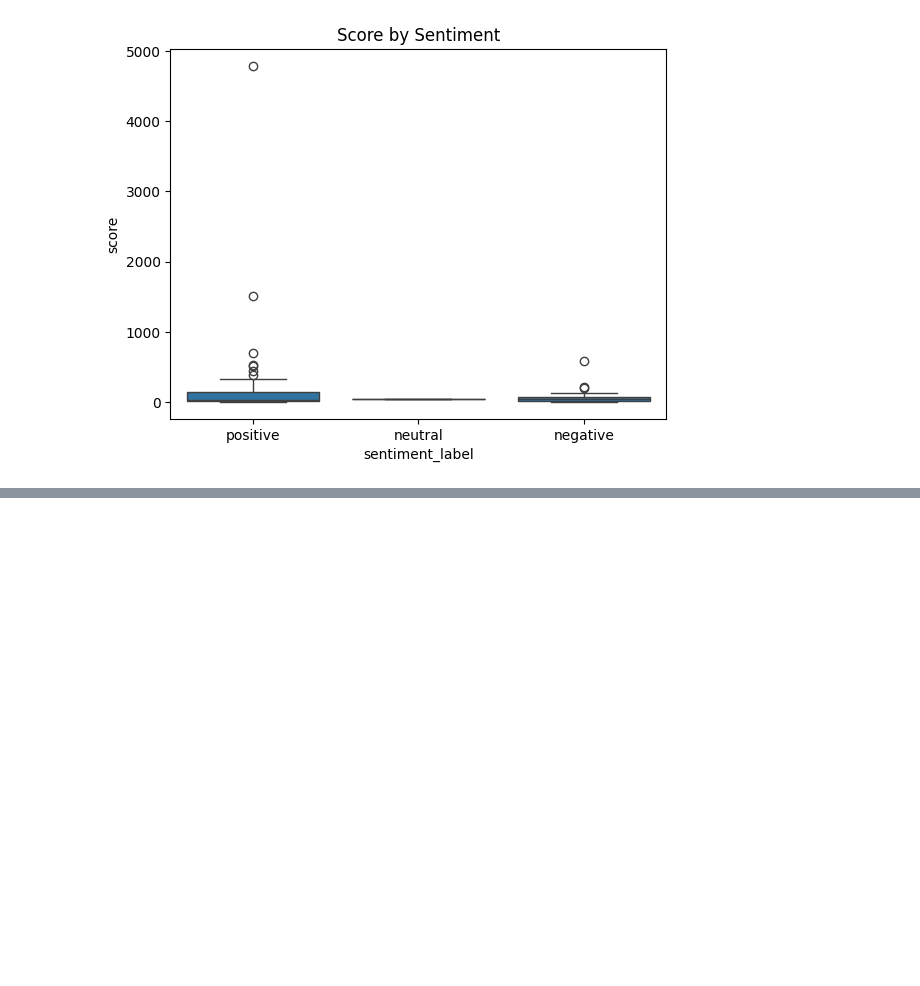
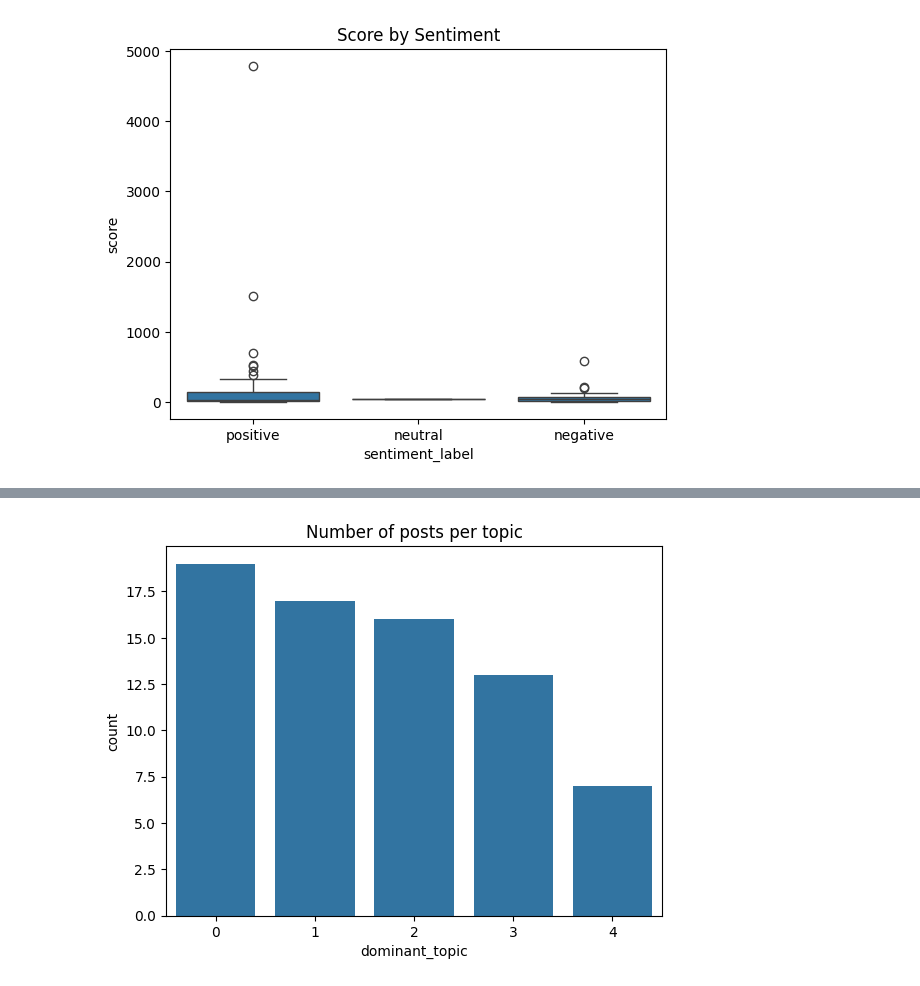
Before and after one commit to L-N-E0/USAID-Kenya-Sentiment-Analysis, a Jupyter notebook: notebooks/Mbego.ipynb, the cells around one changed output, grey strips where cells are left out. Saved outputs shown, nothing was run; the diff lists cells and outputs as text; code cells hidden in the pictures; blank space fills up the shorter version.

```diff
--- a/notebooks/Mbego.ipynb
+++ b/notebooks/Mbego.ipynb
@@ -830,0 +844,10 @@ plt.show()
+# %%
+vectorizer = CountVectorizer(max_df=0.95, min_df=2, stop_words='english')
+# max_df=0.95: ignore very common words
+# min_df=2: ignore rare words that appear only once
+
+dtm = vectorizer.fit_transform(reddit_df['processed_text'])
+# %%
+#Fit LDA
+lda = LatentDirichletAllocation(n_components=5, random_state=42) #Choose number of topics
+lda.fit(dtm)
@@ -830,0 +873,5 @@ plt.show()
+# %%
+#Assigning dominant topic to each document
+topic_values = lda.transform(dtm)
+reddit_df['dominant_topic'] = topic_values.argmax(axis=1)
+reddit_df[['full_text', 'dominant_topic']].head()
@@ -830,0 +885,11 @@ plt.show()
+# %%
+#Topic distribution
+
+import seaborn as sns
+import matplotlib.pyplot as plt
+
+sns.countplot(x='dominant_topic', data=reddit_df)
+plt.title("Number of posts per topic")
+plt.show()
+# %% [output]
+[figure, added]
```
Also changed, not shown: parts of 8 cells of this notebook.
